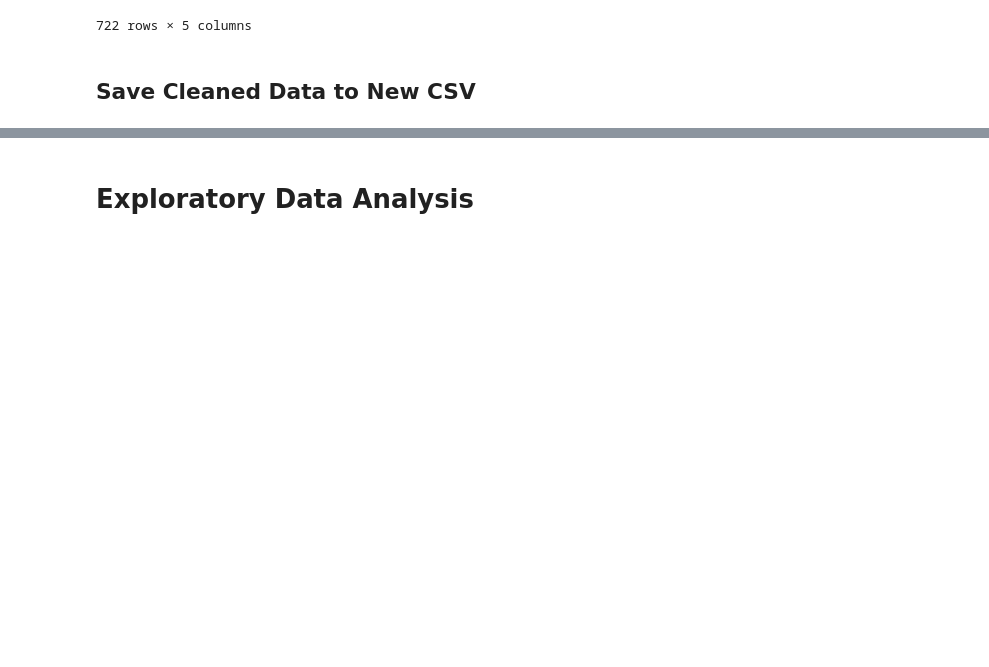
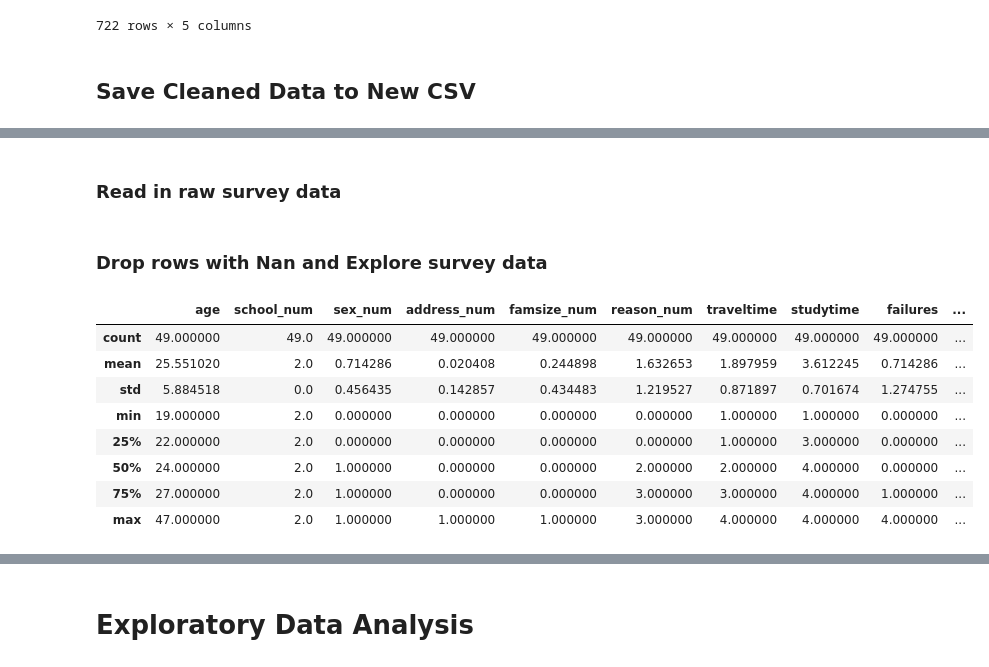
Before and after one commit to fagan2888/DataSci_Final_Project, a Jupyter notebook: Final/Final Submission.ipynb, the cells around one changed output, grey strips where cells are left out. Saved outputs shown, nothing was run; the diff lists cells and outputs as text; code cells hidden in the pictures; blank space fills up the shorter version.

```diff
--- a/Final/Final Submission.ipynb
+++ b/Final/Final Submission.ipynb
@@ -275,0 +281,43 @@ bothclass.to_csv('CleanData.csv', sep=',', na_rep=np.nan)
+# %% [markdown]
+### Read in raw survey data
+# %%
+Survey_data = pd.read_csv('Alcohol Consumption Survey.csv')
+Cleaned_data = pd.read_csv('CleanData.csv')
+# %%
+#assign integers to values
+Survey_data['school_num'] = 2
+Survey_data = Survey_data.rename(columns={'What is your age?':'age'})
+Survey_data['sex_num'] = Survey_data['What is your gender?'].map({'Female':0, 'Male':1})
+Survey_data['address_num'] = Survey_data['What area do you live in?'].map({'Urban':0, 'Suburban':0, 'Rural':1})
+Survey_data['famsize_num'] = Survey_data['How large is the family you live with?'].map({'Less than or equal to three':0, 'Do not live with family':0 ,'Greater than three':1})
+Survey_data['reason_num'] = Survey_data['Why did you choose the University of Utah?'].map({'Close to home':0 ,'School Reputation':1 ,'Program Preference':2, 'Other':3})
+Survey_data['traveltime'] = Survey_data['What is your home to school commute time?'].map({'Less than 15 min':1, '15 min to 30 min':2, '30 min to 1 hour':3, 'Greater than 1 hour':4})
+Survey_data['studytime'] = Survey_data['How many hours do you study a week for all of your classes?'].map({'Less than 2 hours':1 ,'2 to 5 hours':2 ,'5 to 10 hours':3, 'Greater than 10 hours':4})
+Survey_data['failures'] = Survey_data['How many classes have you failed in the past during your time at the University of Utah?'].map({'0':0, 'None':0, 'none':0 ,'1':1, '2':2, '3':3, '4':4, '5':4})
+Survey_data['famsup_num'] = Survey_data['Do you receive educational support from your family?'].map({'Yes':0, 'No':1})
+Survey_data['internet_num'] = Survey_data['Do you have internet access at home?'].map({'Yes':0, 'No':1})
+Survey_data['romantic_num'] = Survey_data['Are you in a romantic relationship?'].map({'Yes':0, 'No':1})
+Survey_data['freetime'] = Survey_data['How much free time do you have outside of school?'].map({'1- very low amount':1 ,'2 - low amount':2, '3 - some amount':3, '4 - high amount':4, '5 - very high amount':5})
+Survey_data['Dalc'] = Survey_data['How much alcohol do you consume on an average weekday?'].map({'1 - very low amount':1 ,'2 - low amount':2, '3 - some amount':3, '4 - high amount':4, '5 - very high amount':5})
+Survey_data['Walc'] = Survey_data['How much alcohol do you consume on an average weekend?'].map({'1 - very low amount':1 ,'2 - low amount':2, '3 - some amount':3, '4 - high amount':4, '5 - very high amount':5})
+Survey_data['health'] = Survey_data['How is your current health?'].map({'1 - very bad':1, '2 - bad':2, '3 - okay':3, '4 - good':4, '5 - very good':5})
+Survey_data['religious'] = Survey_data['Are you religious?'].map({'Yes':0, 'No':1})
+Survey_data['schoolsup_num'] = Survey_data['Do you receive tutoring for any of your classes?'].map({'Yes':0, 'No':1})
+Survey_data['paid_num'] = Survey_data['Are you taking any extra, paid classes for any of your classes?'].map({'Yes':0, 'No':1})
+# %% [markdown]
+### Drop rows with Nan and Explore survey data
+# %%
+#drop nan
+Survey_data = Survey_data.dropna()
+
+Survey_data.describe()
+# %% [output]
+|  | age | school_num | sex_num | address_num | famsize_num | reason_num | traveltime | studytime | failures | ... |
+| count | 49.000000 | 49.0 | 49.000000 | 49.000000 | 49.000000 | 49.000000 | 49.000000 | 49.000000 | 49.000000 | ... |
+| mean | 25.551020 | 2.0 | 0.714286 | 0.020408 | 0.244898 | 1.632653 | 1.897959 | 3.612245 | 0.714286 | ... |
+| std | 5.884518 | 0.0 | 0.456435 | 0.142857 | 0.434483 | 1.219527 | 0.871897 | 0.701674 | 1.274755 | ... |
+| min | 19.000000 | 2.0 | 0.000000 | 0.000000 | 0.000000 | 0.000000 | 1.000000 | 1.000000 | 0.000000 | ... |
+| 25% | 22.000000 | 2.0 | 0.000000 | 0.000000 | 0.000000 | 0.000000 | 1.000000 | 3.000000 | 0.000000 | ... |
+| 50% | 24.000000 | 2.0 | 1.000000 | 0.000000 | 0.000000 | 2.000000 | 2.000000 | 4.000000 | 0.000000 | ... |
+| 75% | 27.000000 | 2.0 | 1.000000 | 0.000000 | 0.000000 | 3.000000 | 3.000000 | 4.000000 | 1.000000 | ... |
+| max | 47.000000 | 2.0 | 1.000000 | 1.000000 | 1.000000 | 3.000000 | 4.000000 | 4.000000 | 4.000000 | ... |
```
Also changed, not shown: parts of 28 cells of this notebook, 2 other files.
